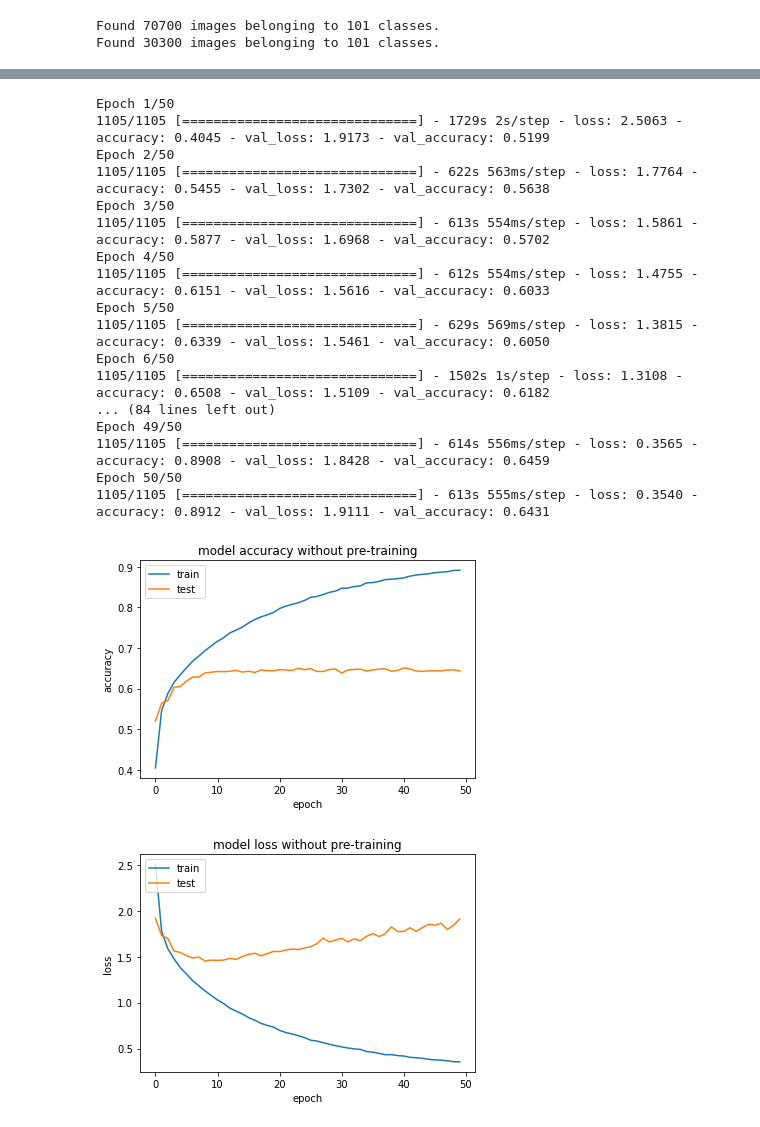
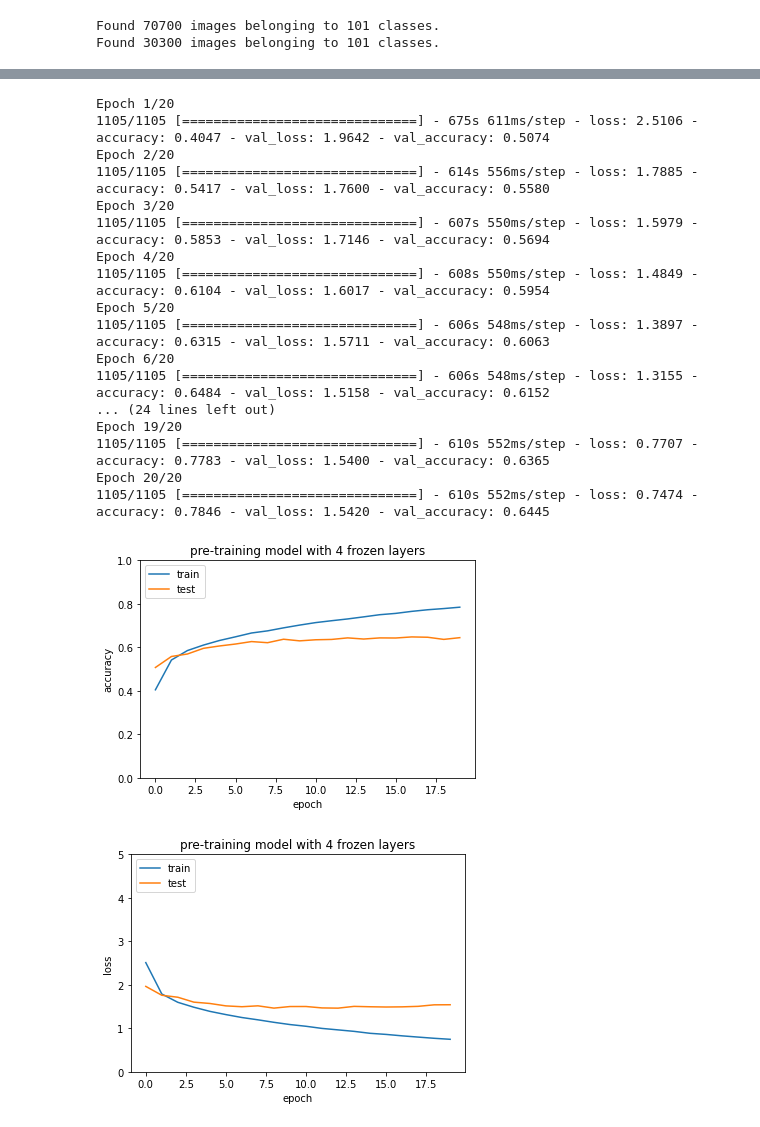
Before and after one commit to wagenrace/cytodata_sessions, a Jupyter notebook: transfer_learning/frozen_layers.ipynb, the cells around one changed output, grey strips where cells are left out. Saved outputs shown, nothing was run; the diff lists cells and outputs as text; code cells hidden in the pictures.

```diff
--- a/transfer_learning/frozen_layers.ipynb
+++ b/transfer_learning/frozen_layers.ipynb
@@ -7,7 +7,7 @@ except:
     # Invalid device or cannot modify virtual devices once initialized.
     pass
 
-N_EPOCHES = 50
+N_EPOCHES = 20
 BATCH_SIZE = 64
 PATCH_DIMENSIONS = (128, 128)
 DATA_LOCATION = r"D:\data\food"
@@ -83,42 +95,44 @@ history = model_frozen_base.fit(train_generator,
             validation_data=validation_generator,
             epochs=N_EPOCHES)
 # %% [output]
-Epoch 1/50
-1105/1105 [==============================] - 1729s 2s/step - loss: 2.5063 - accuracy: 0.4045 - val_loss: 1.9173 - val_accuracy: 0.5199
-Epoch 2/50
-1105/1105 [==============================] - 622s 563ms/step - loss: 1.7764 - accuracy: 0.5455 - val_loss: 1.7302 - val_accuracy: 0.5638
-Epoch 3/50
-1105/1105 [==============================] - 613s 554ms/step - loss: 1.5861 - accuracy: 0.5877 - val_loss: 1.6968 - val_accuracy: 0.5702
-Epoch 4/50
-1105/1105 [==============================] - 612s 554ms/step - loss: 1.4755 - accuracy: 0.6151 - val_loss: 1.5616 - val_accuracy: 0.6033
-Epoch 5/50
-1105/1105 [==============================] - 629s 569ms/step - loss: 1.3815 - accuracy: 0.6339 - val_loss: 1.5461 - val_accuracy: 0.6050
-Epoch 6/50
-1105/1105 [==============================] - 1502s 1s/step - loss: 1.3108 - accuracy: 0.6508 - val_loss: 1.5109 - val_accuracy: 0.6182
-... (84 lines left out)
-Epoch 49/50
-1105/1105 [==============================] - 614s 556ms/step - loss: 0.3565 - accuracy: 0.8908 - val_loss: 1.8428 - val_accuracy: 0.6459
-Epoch 50/50
-1105/1105 [==============================] - 613s 555ms/step - loss: 0.3540 - accuracy: 0.8912 - val_loss: 1.9111 - val_accuracy: 0.6431
+Epoch 1/20
+1105/1105 [==============================] - 675s 611ms/step - loss: 2.5106 - accuracy: 0.4047 - val_loss: 1.9642 - val_accuracy: 0.5074
+Epoch 2/20
+1105/1105 [==============================] - 614s 556ms/step - loss: 1.7885 - accuracy: 0.5417 - val_loss: 1.7600 - val_accuracy: 0.5580
+Epoch 3/20
+1105/1105 [==============================] - 607s 550ms/step - loss: 1.5979 - accuracy: 0.5853 - val_loss: 1.7146 - val_accuracy: 0.5694
+Epoch 4/20
+1105/1105 [==============================] - 608s 550ms/step - loss: 1.4849 - accuracy: 0.6104 - val_loss: 1.6017 - val_accuracy: 0.5954
+Epoch 5/20
+1105/1105 [==============================] - 606s 548ms/step - loss: 1.3897 - accuracy: 0.6315 - val_loss: 1.5711 - val_accuracy: 0.6063
+Epoch 6/20
+1105/1105 [==============================] - 606s 548ms/step - loss: 1.3155 - accuracy: 0.6484 - val_loss: 1.5158 - val_accuracy: 0.6152
+... (24 lines left out)
+Epoch 19/20
+1105/1105 [==============================] - 610s 552ms/step - loss: 0.7707 - accuracy: 0.7783 - val_loss: 1.5400 - val_accuracy: 0.6365
+Epoch 20/20
+1105/1105 [==============================] - 610s 552ms/step - loss: 0.7474 - accuracy: 0.7846 - val_loss: 1.5420 - val_accuracy: 0.6445
 # %%
 # summarize history for accuracy
 plt.plot(history.history['accuracy'])
 plt.plot(history.history['val_accuracy'])
-plt.title('model accuracy without pre-training')
+plt.title('pre-training model with 4 frozen layers')
 plt.ylabel('accuracy')
 plt.xlabel('epoch')
+plt.ylim([0,1])
 plt.legend(['train', 'test'], loc='upper left')
 plt.show()
 # %% [output]
-[figure, old version]
+[figure, new version]
 # %%
 # summarize history for loss
 plt.plot(history.history['loss'])
 plt.plot(history.history['val_loss'])
-plt.title('model loss without pre-training')
+plt.title('pre-training model with 4 frozen layers')
 plt.ylabel('loss')
 plt.xlabel('epoch')
+plt.ylim([0,5])
 plt.legend(['train', 'test'], loc='upper left')
 plt.show()
 # %% [output]
-[figure, old version]
+[figure, new version]
```
Also changed, not shown: parts of 12 cells of this notebook.
